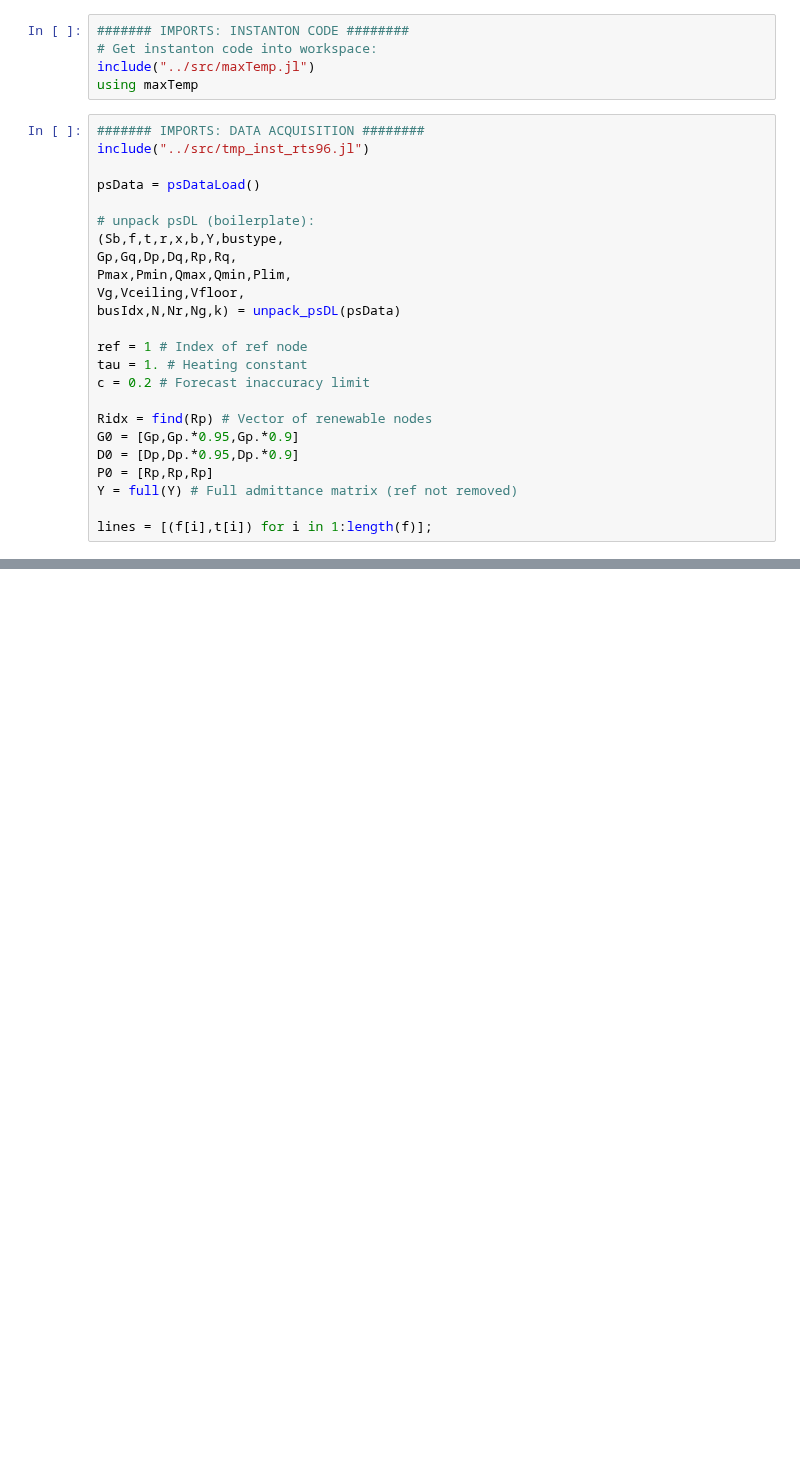
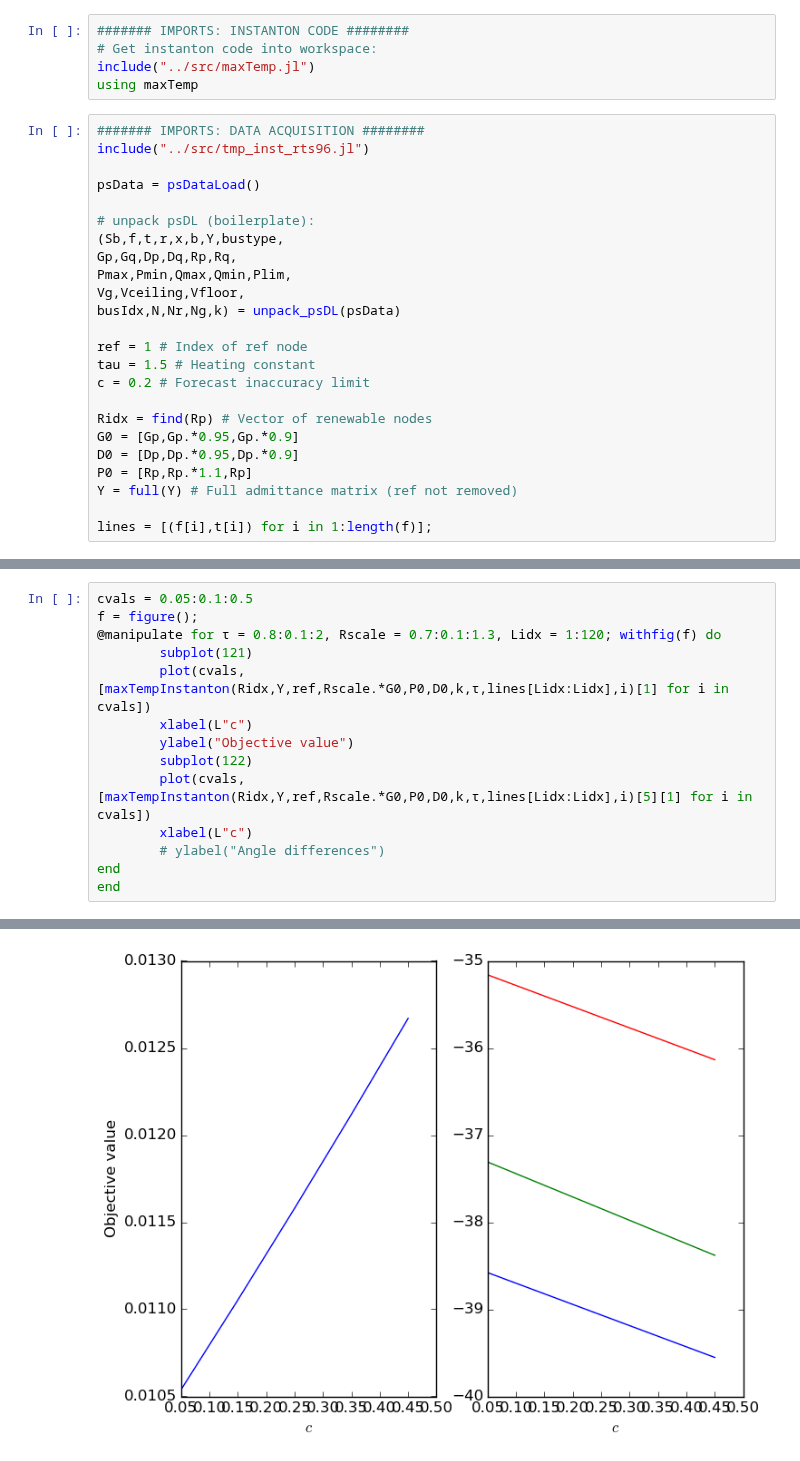
Before and after one commit to kersulis/TemporalInstanton.jl, a Jupyter notebook: nbs/2015-03-19 Backup Plan.ipynb, the cells around one changed output, grey strips where cells are left out. Drawn from its saved outputs; the diff is of its cells as text; blank space fills up the shorter version.

```diff
--- a/nbs/2015-03-19 Backup Plan.ipynb
+++ b/nbs/2015-03-19 Backup Plan.ipynb
@@ -56,13 +54,13 @@ Vg,Vceiling,Vfloor,
 busIdx,N,Nr,Ng,k) = unpack_psDL(psData)
 
 ref = 1 # Index of ref node
-tau = 1. # Heating constant
+tau = 1.5 # Heating constant
 c = 0.2 # Forecast inaccuracy limit
 
 Ridx = find(Rp) # Vector of renewable nodes
 G0 = [Gp,Gp.*0.95,Gp.*0.9]
 D0 = [Dp,Dp.*0.95,Dp.*0.9]
-P0 = [Rp,Rp,Rp]
+P0 = [Rp,Rp.*1.1,Rp]
 Y = full(Y) # Full admittance matrix (ref not removed)
 
 lines = [(f[i],t[i]) for i in 1:length(f)];
@@ -202,0 +87,15 @@ plot(sort(score))
+# %%
+cvals = 0.05:0.1:0.5
+f = figure();
+@manipulate for τ = 0.8:0.1:2, Rscale = 0.7:0.1:1.3, Lidx = 1:120; withfig(f) do
+        subplot(121)
+        plot(cvals,[maxTempInstanton(Ridx,Y,ref,Rscale.*G0,P0,D0,k,τ,lines[Lidx:Lidx],i)[1] for i in cvals])
+        xlabel(L"c")
+        ylabel("Objective value")
+        subplot(122)
+        plot(cvals,[maxTempInstanton(Ridx,Y,ref,Rscale.*G0,P0,D0,k,τ,lines[Lidx:Lidx],i)[5][1] for i in cvals])
+        xlabel(L"c")
+        # ylabel("Angle differences")
+end
+end
+# %% [output]
@@ -202,0 +105 @@ plot(sort(score))
+[figure, added]
```
Also changed, not shown: parts of 14 cells of this notebook, 2 other files.
